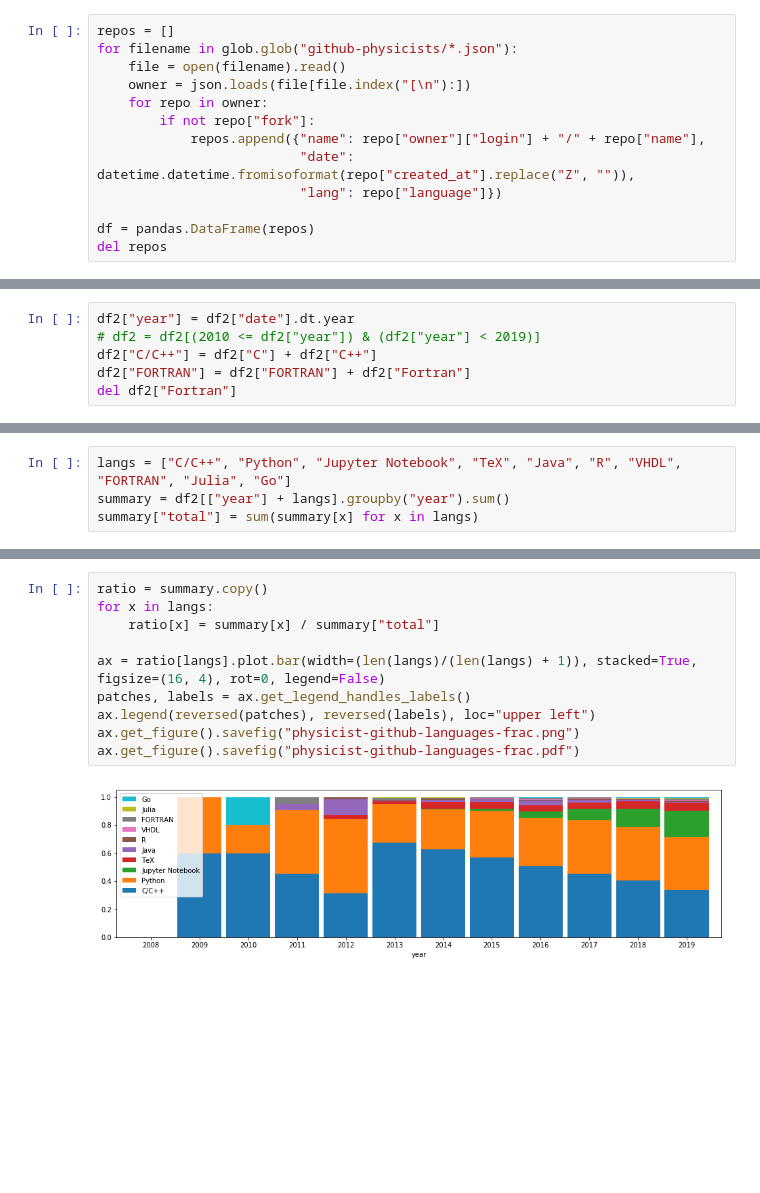
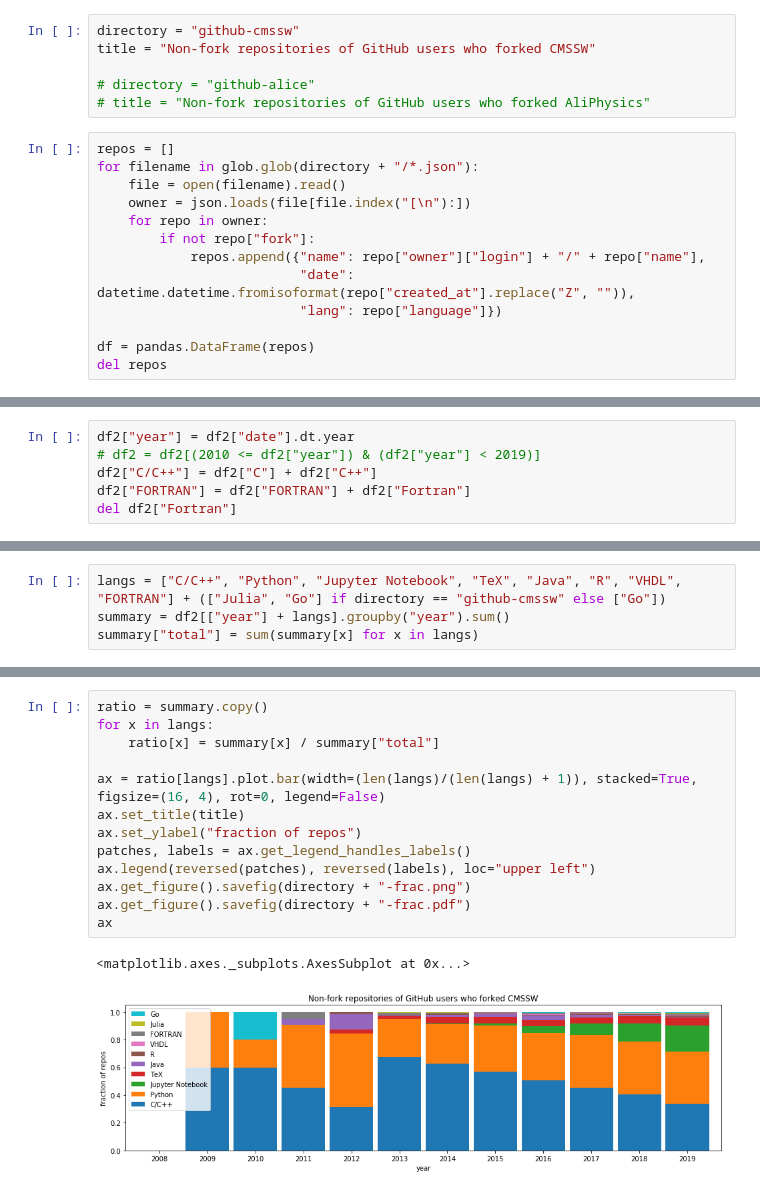
Before and after one commit to jpivarski/jupyter-performance-studies, a Jupyter notebook: github-physicists.ipynb, the cells around one changed output, grey strips where cells are left out. Cells and saved outputs as stored; diff of their text form; blank space fills up the shorter version.

Commit message:
include AliPhysics repos

```diff
--- a/github-physicists.ipynb
+++ b/github-physicists.ipynb
@@ -5,9 +5,15 @@ import datetime
 
 import numpy
 import pandas
+# %%
+directory = "github-cmssw"
+title = "Non-fork repositories of GitHub users who forked CMSSW"
+
+# directory = "github-alice"
+# title = "Non-fork repositories of GitHub users who forked AliPhysics"
 # %%
 repos = []
-for filename in glob.glob("github-physicists/*.json"):
+for filename in glob.glob(directory + "/*.json"):
     file = open(filename).read()
     owner = json.loads(file[file.index("[\n"):])
     for repo in owner:
@@ -68,5 +54,5 @@ df.groupby("lang").count().sort_values("name", ascending=False)
 # %%
-langs = ["C/C++", "Python", "Jupyter Notebook", "TeX", "Java", "R", "VHDL", "FORTRAN", "Julia", "Go"]
+langs = ["C/C++", "Python", "Jupyter Notebook", "TeX", "Java", "R", "VHDL", "FORTRAN"] + (["Julia", "Go"] if directory == "github-cmssw" else ["Go"])
 summary = df2[["year"] + langs].groupby("year").sum()
 summary["total"] = sum(summary[x] for x in langs)
 # %%
@@ -88,12 +82,16 @@ ax.get_figure().savefig("physicist-github-languages-log.pdf")
 # %%
 ratio = summary.copy()
 for x in langs:
     ratio[x] = summary[x] / summary["total"]
 
 ax = ratio[langs].plot.bar(width=(len(langs)/(len(langs) + 1)), stacked=True, figsize=(16, 4), rot=0, legend=False)
+ax.set_title(title)
+ax.set_ylabel("fraction of repos")
 patches, labels = ax.get_legend_handles_labels()
 ax.legend(reversed(patches), reversed(labels), loc="upper left")
-ax.get_figure().savefig("physicist-github-languages-frac.png")
-ax.get_figure().savefig("physicist-github-languages-frac.pdf")
+ax.get_figure().savefig(directory + "-frac.png")
+ax.get_figure().savefig(directory + "-frac.pdf")
+ax
 # %% [output]
+<matplotlib.axes._subplots.AxesSubplot at 0x...>
-[figure, old version]
+[figure, new version]
```
Also changed, not shown: parts of 3 cells of this notebook.
